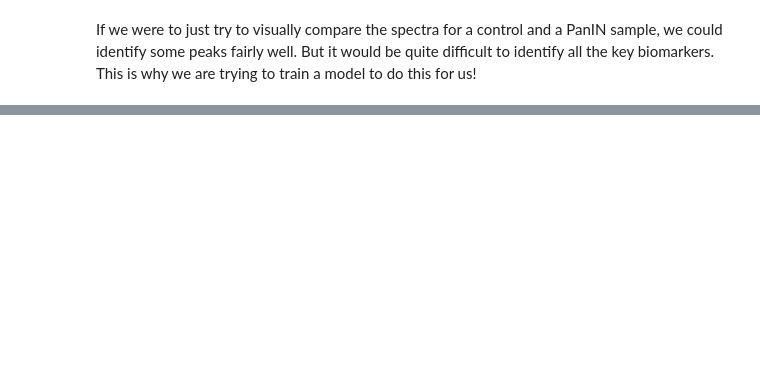
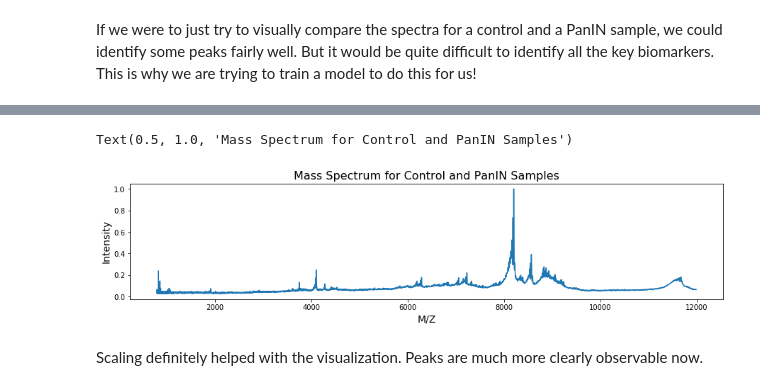
Before and after one commit to s-mushnoori/diagnosing-pancreatic-cancer, a Jupyter notebook: diagnosing-pancreatic-cancer.ipynb, the cells around one changed output, grey strips where cells are left out. Cells and saved outputs as stored; diff of their text form; code cells hidden in the pictures; blank space fills up the shorter version.

```diff
--- a/diagnosing-pancreatic-cancer.ipynb
+++ b/diagnosing-pancreatic-cancer.ipynb
@@ -96,0 +169,12 @@ If we were to just try to visually compare the spectra for a control and a PanIN
+# %%
+# Plot as a regular intensity vs M/Z plot
+plt.figure(figsize=[15,3])
+plt.plot(cs['M/Z'], cs['Intensity'])
+plt.xlabel('M/Z', fontsize=14)
+plt.ylabel('Intensity', fontsize=14)
+plt.title('Mass Spectrum for Control and PanIN Samples', fontsize=16)
+# %% [output]
+Text(0.5, 1.0, 'Mass Spectrum for Control and PanIN Samples')
+[figure, added]
+# %% [markdown]
+Scaling definitely helped with the visualization. Peaks are much more clearly observable now.
```
Also changed, not shown: parts of 12 cells of this notebook.
